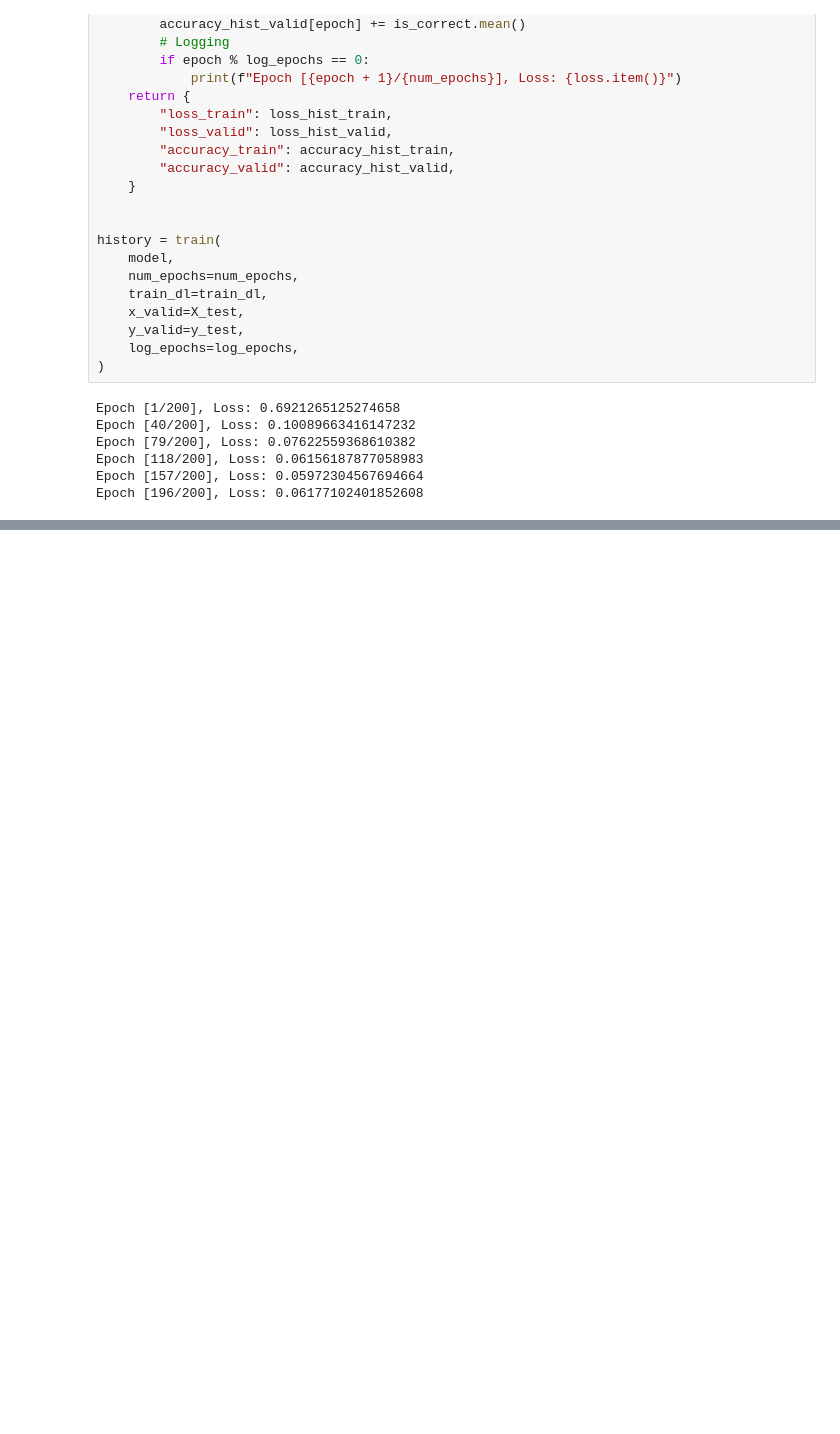
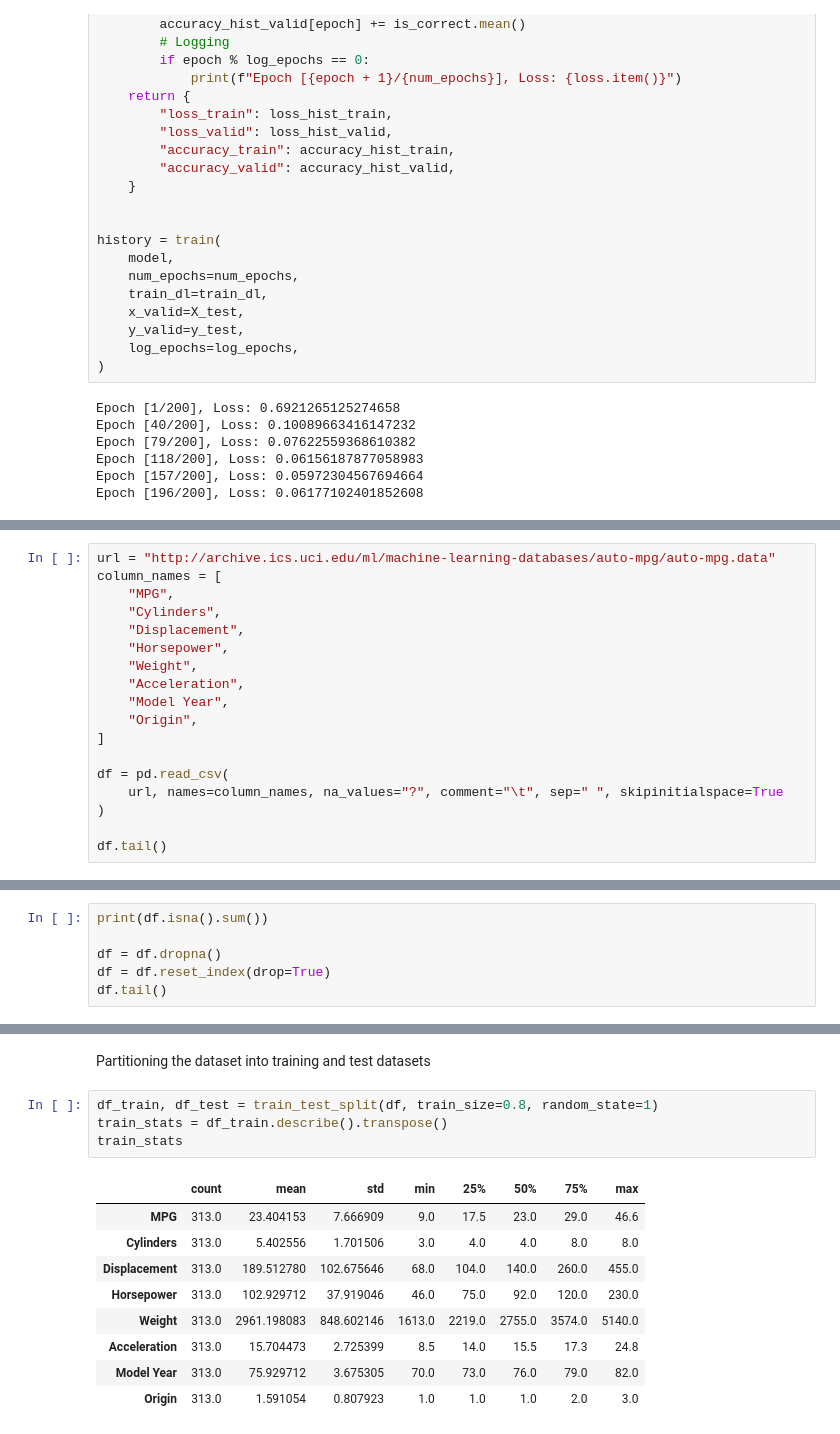
Before and after one commit to dev-SR/Deep-Learning, a Jupyter notebook: 03-pytorch-in-depth/torch_workflow.ipynb, the cells around one changed output, grey strips where cells are left out. Cells and saved outputs as stored; diff of their text form; blank space fills up the shorter version.

```diff
--- a/03-pytorch-in-depth/torch_workflow.ipynb
+++ b/03-pytorch-in-depth/torch_workflow.ipynb
@@ -419,0 +428,18 @@ plt.show()
+# %%
+url = "http://archive.ics.uci.edu/ml/machine-learning-databases/auto-mpg/auto-mpg.data"
+column_names = [
+    "MPG",
+    "Cylinders",
+    "Displacement",
+    "Horsepower",
+    "Weight",
+    "Acceleration",
+    "Model Year",
+    "Origin",
+]
+
+df = pd.read_csv(
+    url, names=column_names, na_values="?", comment="\t", sep=" ", skipinitialspace=True
+)
+
+df.tail()
@@ -419,0 +453,6 @@ plt.show()
+# %%
+print(df.isna().sum())
+
+df = df.dropna()
+df = df.reset_index(drop=True)
+df.tail()
@@ -419,0 +475,16 @@ plt.show()
+# %% [markdown]
+Partitioning the dataset into training and test datasets
+# %%
+df_train, df_test = train_test_split(df, train_size=0.8, random_state=1)
+train_stats = df_train.describe().transpose()
+train_stats
+# %% [output]
+|  | count | mean | std | min | 25% | 50% | 75% | max |
+| MPG | 313.0 | 23.404153 | 7.666909 | 9.0 | 17.5 | 23.0 | 29.0 | 46.6 |
+| Cylinders | 313.0 | 5.402556 | 1.701506 | 3.0 | 4.0 | 4.0 | 8.0 | 8.0 |
+| Displacement | 313.0 | 189.512780 | 102.675646 | 68.0 | 104.0 | 140.0 | 260.0 | 455.0 |
+| Horsepower | 313.0 | 102.929712 | 37.919046 | 46.0 | 75.0 | 92.0 | 120.0 | 230.0 |
+| Weight | 313.0 | 2961.198083 | 848.602146 | 1613.0 | 2219.0 | 2755.0 | 3574.0 | 5140.0 |
+| Acceleration | 313.0 | 15.704473 | 2.725399 | 8.5 | 14.0 | 15.5 | 17.3 | 24.8 |
+| Model Year | 313.0 | 75.929712 | 3.675305 | 70.0 | 73.0 | 76.0 | 79.0 | 82.0 |
+| Origin | 313.0 | 1.591054 | 0.807923 | 1.0 | 1.0 | 1.0 | 2.0 | 3.0 |
```
Also changed, not shown: parts of 29 cells of this notebook, 2 other files.
